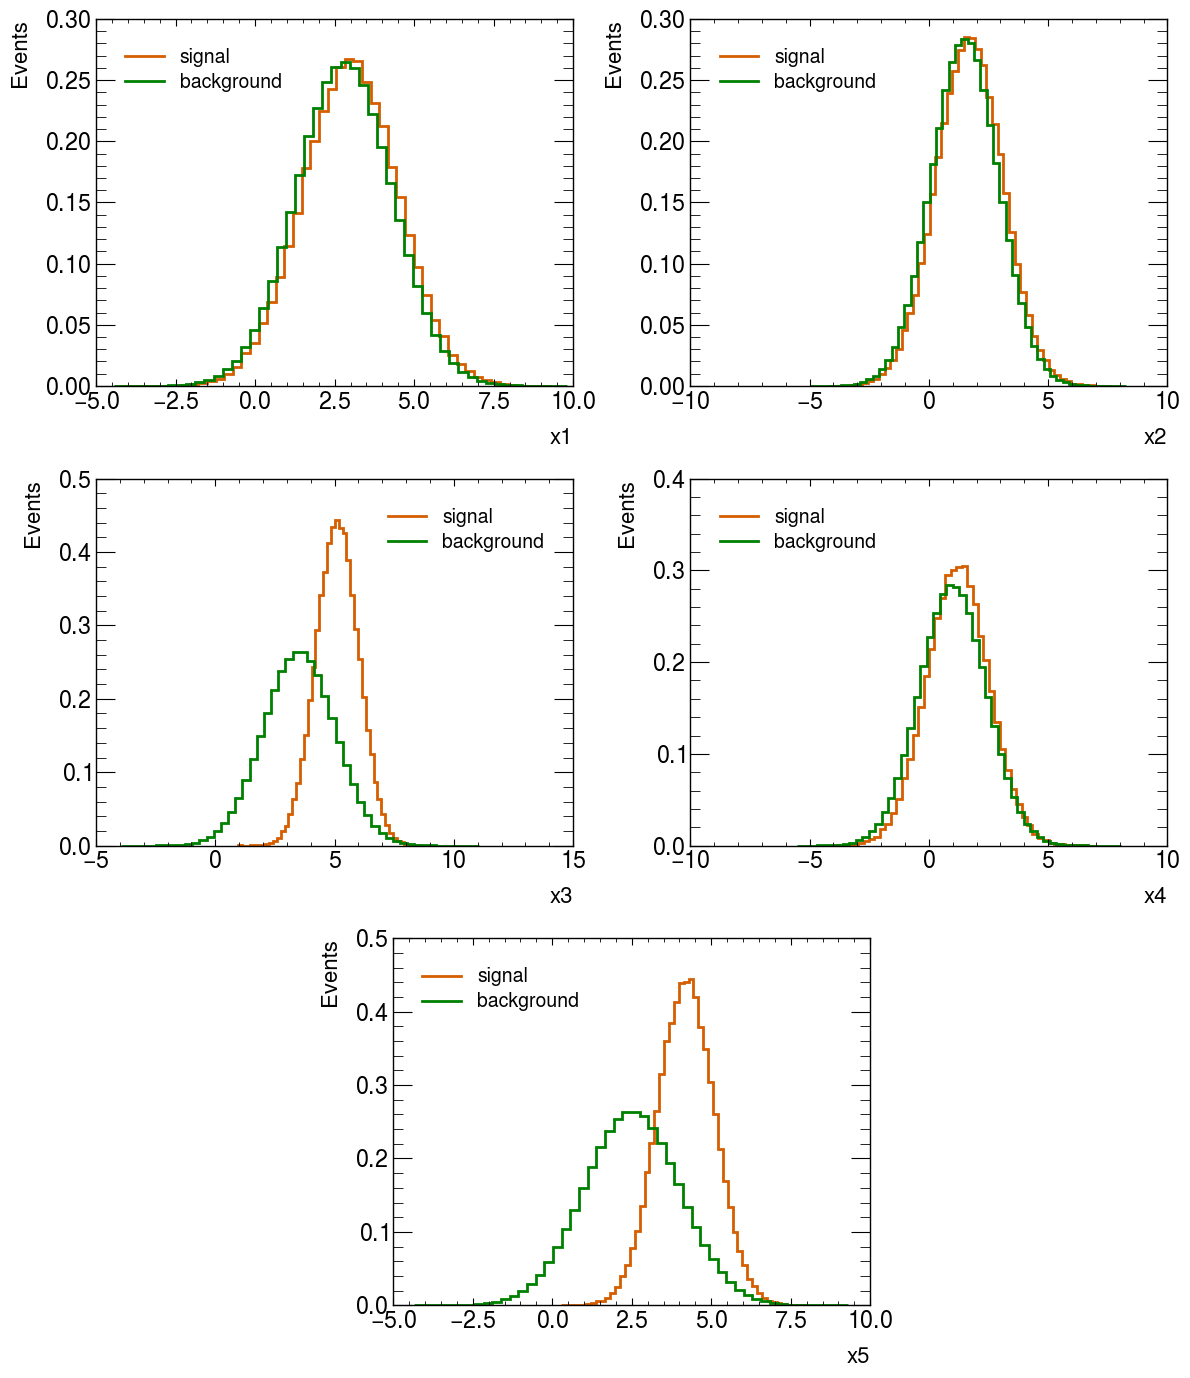
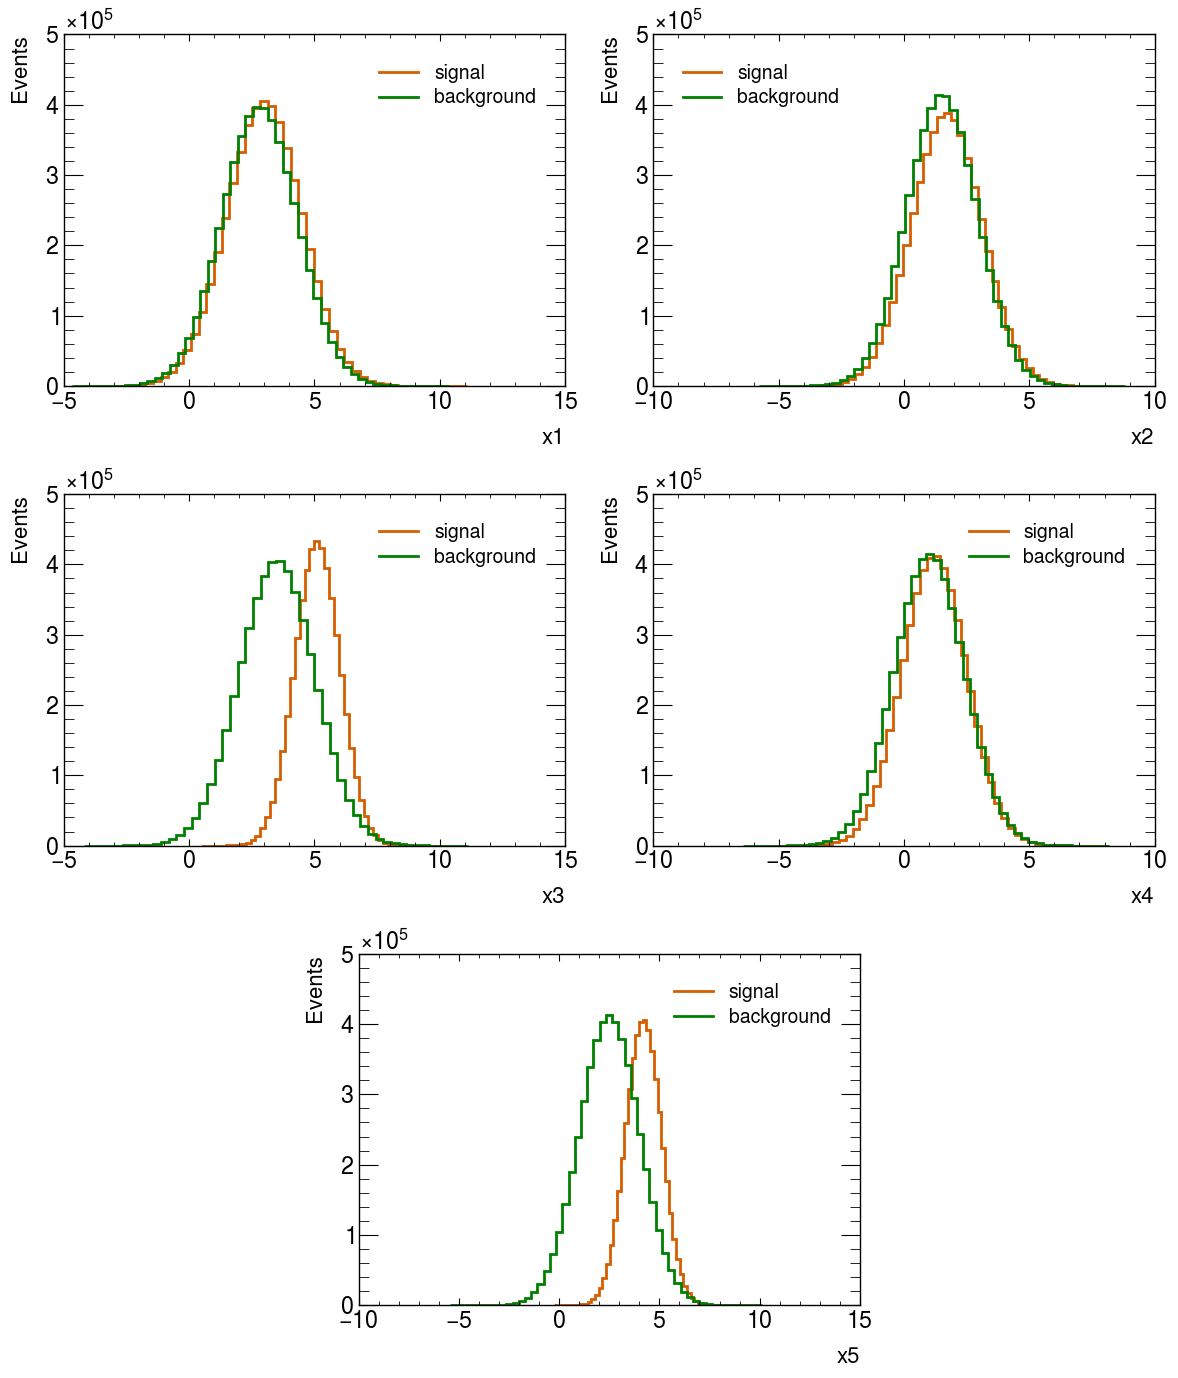
Code edit (unified diff) that turned the first committed figure into the second:
--- before
+++ after
@@ -13,9 +13,9 @@
     x_sig = np.array(signal[var])
     h_sig, bins = np.histogram(x_sig, bins=50)
-    hep.histplot(h_sig, bins, ax=ax, label="signal", linewidth=2.0, density=1)
+    hep.histplot(h_sig, bins, ax=ax, label="signal", linewidth=2.0)
 
     x_bkg = np.array(background[var])
     h_bkg, bins = np.histogram(x_bkg, bins=50)
-    hep.histplot(h_bkg, bins, ax=ax, label="background", linewidth=2.0, color="green", density=1)
+    hep.histplot(h_bkg, bins, ax=ax, label="background", linewidth=2.0, color="green")
 
     ax.legend(fontsize=14)

Commit: updated training example